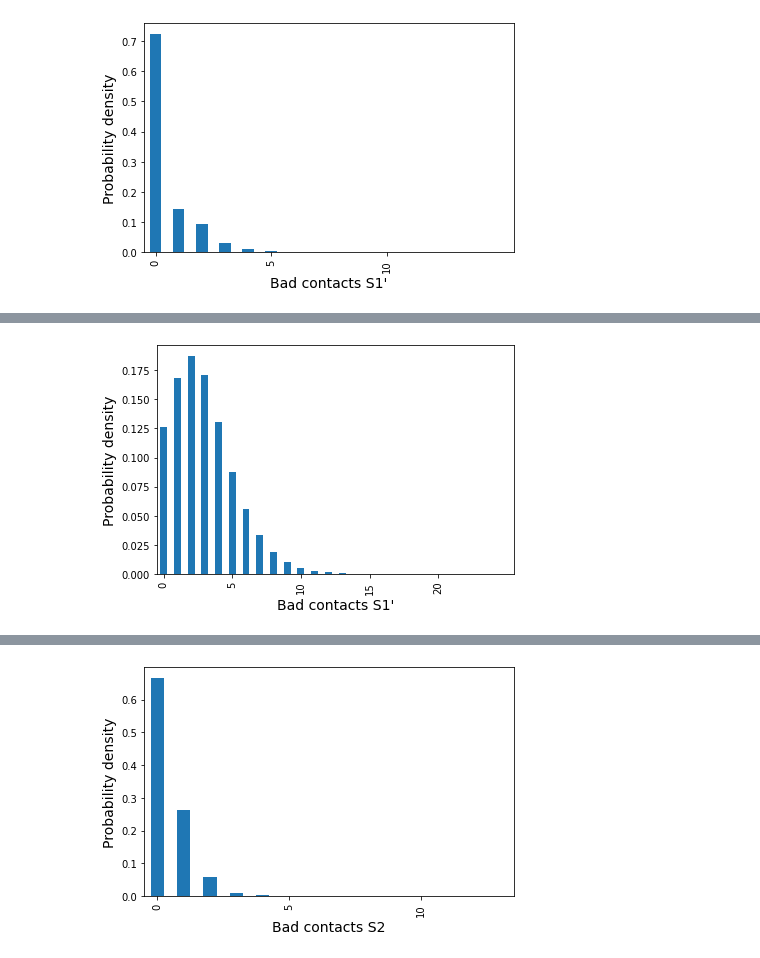
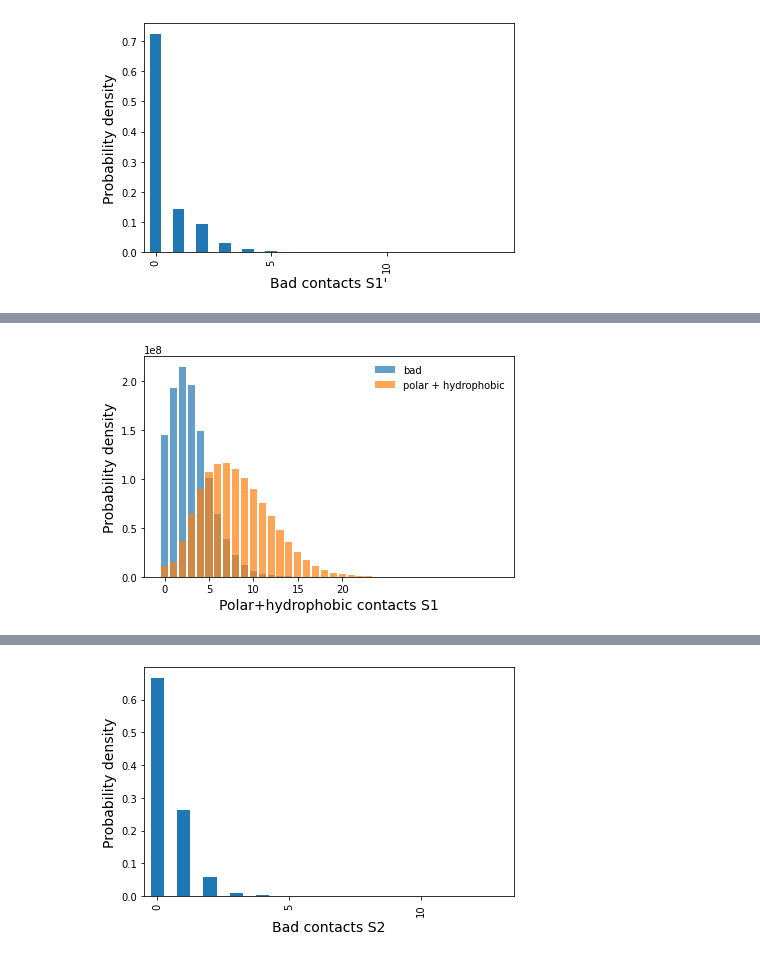
Before and after one commit to jglaser/gigadocking_notebooks, a Jupyter notebook: Gigadocking.ipynb, the cells around one changed output, grey strips where cells are left out. Saved outputs shown, nothing was run; the diff lists cells and outputs as text; code cells hidden in the pictures.

```diff
--- a/Gigadocking.ipynb
+++ b/Gigadocking.ipynb
@@ -386,19 +436,43 @@ FROM (
       )
 GROUP BY bucket_floor
 ORDER BY bucket_floor""".format(columns,bin_width,bin_width)
-df_hist = client.query(q).to_dataframe()
+df_hist_S1_bad = client.query(q).to_dataframe()
+# %%
+#Histogram of XGBoost scores
+from google.cloud import bigquery
+
+client = bigquery.Client(project=project_id)
+bin_width = 1.0
+columns = '+'.join([r+'_PB' for r in S1_res]+[r+'_AB' for r in S1_res])
+q = """
+SELECT bucket_floor, COUNT(*) as bincount
+FROM (
+        SELECT floor(({})/{})*{} AS bucket_floor FROM
+          mpro_5r84.mpro_features
+      )
+GROUP BY bucket_floor
+ORDER BY bucket_floor""".format(columns,bin_width,bin_width)
+df_hist_S1_good = client.query(q).to_dataframe()
 # %%
 import numpy as np
-df_hist['hist_norm'] = df_hist.bincount/df_hist.bincount.sum()/bin_width
-ax = df_hist.plot.bar(x="bucket_floor",y="hist_norm",legend=None)
+import matplotlib.pyplot as plt
+df_hist_S1_bad['hist_norm'] = df_hist.bincount/df_hist.bincount.sum()/bin_width
+df_hist_S1_good['hist_norm'] = df_hist.bincount/df_hist.bincount.sum()/bin_width
+
+fig, ax = plt.subplots()
+x = df_hist_S1_bad['bucket_floor']
+y = df_hist_S1_bad['bincount']
+ax.bar(x,y,label='bad',alpha=.7)
+x = df_hist_S1_good['bucket_floor']
+y = df_hist_S1_good['bincount']
+ax.bar(x,y,label='polar + hydrophobic',alpha=0.7)
 #ax.figure.set_size_inches(6,6)
-ax.set_xlabel("Bad contacts S1'",fontsize=14)
+ax.set_xlabel("Polar+hydrophobic contacts S1",fontsize=14)
 ax.set_ylabel("Probability density",fontsize=14)
 xticks = np.arange(0,df_hist['bucket_floor'].max(),5).astype(np.int32)
 ax.set_xticks(xticks)
 ax.set_xticklabels(xticks)
-#ax.set_yscale('log')
-fig = ax.get_figure()
+ax.legend(frameon=False)
 fig.tight_layout()
 # %% [output]
-[figure, old version]
+[figure, new version]
```
Also changed, not shown: parts of 5 cells of this notebook.
